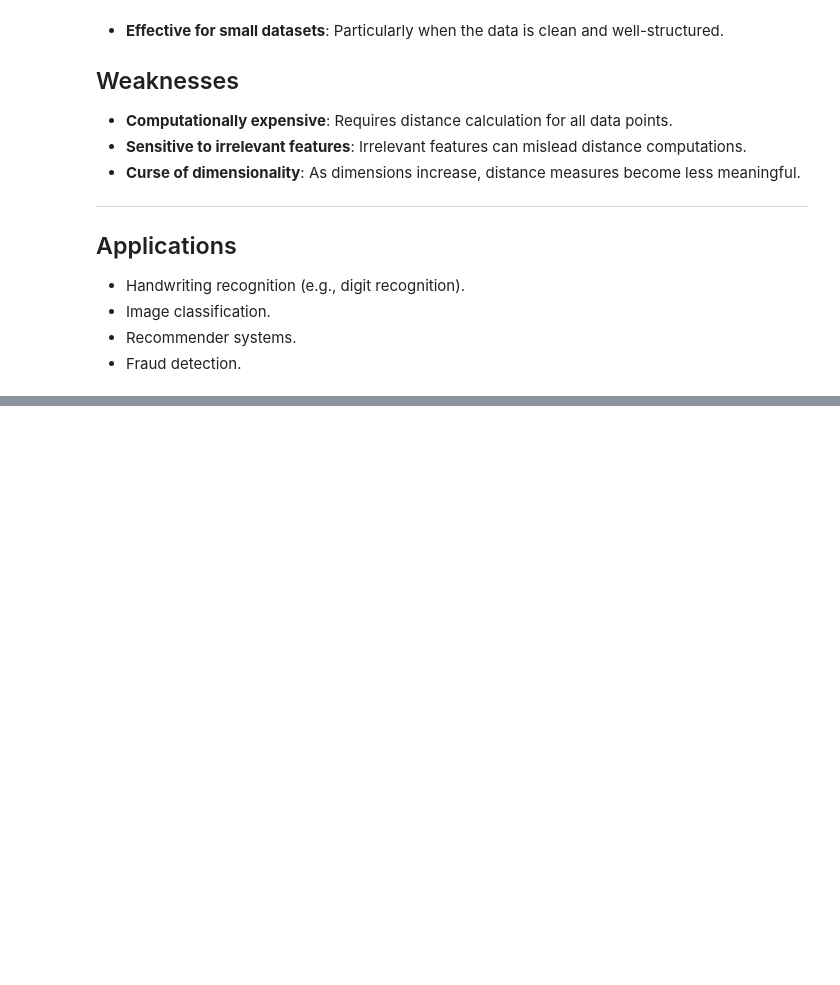
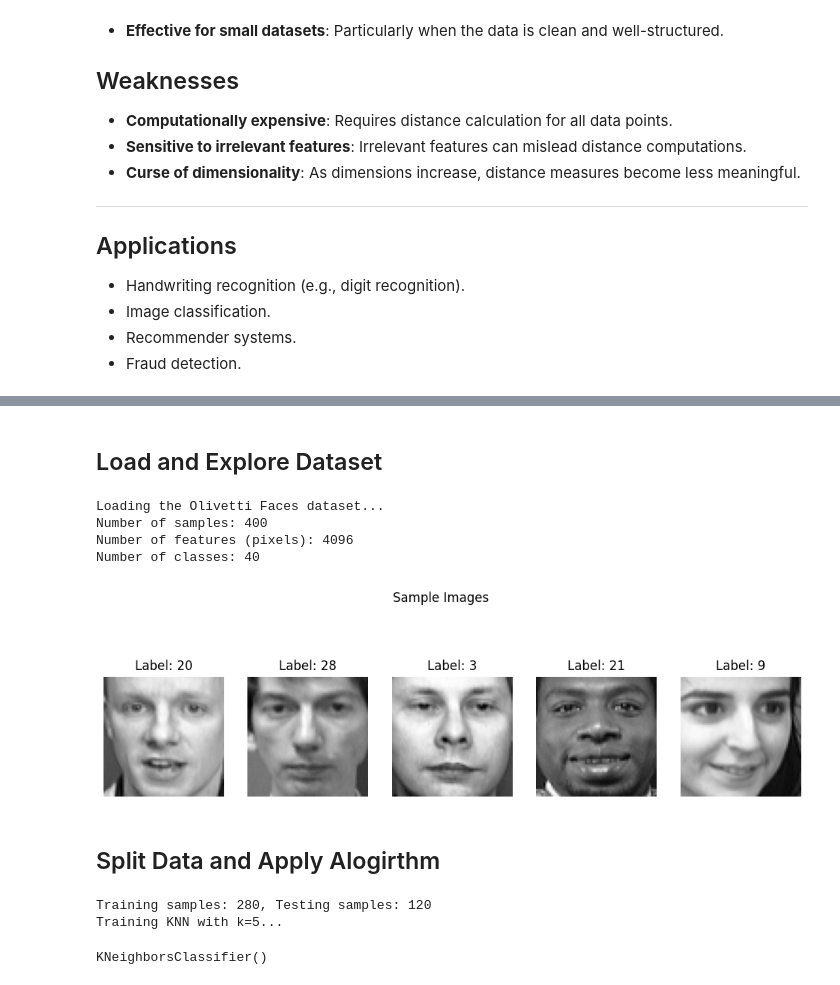
Before and after one commit to NanayawBawiah/FinalProject, a Jupyter notebook: supervised/KNearestNeighbours/KNN.ipynb, the cells around one changed output, grey strips where cells are left out. Saved outputs shown, nothing was run; the diff lists cells and outputs as text; code cells hidden in the pictures; blank space fills up the shorter version.

```diff
--- a/supervised/KNearestNeighbours/KNN.ipynb
+++ b/supervised/KNearestNeighbours/KNN.ipynb
@@ -245,0 +67,49 @@ R² Score: 0.6862
+# %% [markdown]
+## Load and Explore Dataset
+# %%
+print("Loading the Olivetti Faces dataset...")
+data = fetch_olivetti_faces(shuffle=True, random_state=42)
+X = data.data
+y = data.target
+
+# Display dataset properties
+print(f"Number of samples: {X.shape[0]}")
+print(f"Number of features (pixels): {X.shape[1]}")
+print(f"Number of classes: {len(np.unique(y))}")
+
+# Visualize some sample images
+fig, axes = plt.subplots(1, 5, figsize=(12, 4))
+for i, ax in enumerate(axes):
+    ax.imshow(X[i].reshape(64, 64), cmap='gray')
+    ax.set_title(f"Label: {y[i]}")
+    ax.axis('off')
+plt.suptitle("Sample Images")
+plt.show()
+# %% [output]
+Loading the Olivetti Faces dataset...
+Number of samples: 400
+Number of features (pixels): 4096
+Number of classes: 40
+[figure, added]
+# %% [markdown]
+## Split Data and Apply Alogirthm
+# %%
+
+# ## Split Data into Training and Testing Sets
+X_train, X_test, y_train, y_test = train_test_split(X, y, test_size=0.3, random_state=42)
+print(f"Training samples: {X_train.shape[0]}, Testing samples: {X_test.shape[0]}")
+
+# ## Scale Features
+scaler = StandardScaler()
+X_train_scaled = scaler.fit_transform(X_train)
+X_test_scaled = scaler.transform(X_test)
+
+# ## Apply K-Nearest Neighbors Algorithm
+k = 5  # Number of neighbors
+knn = KNeighborsClassifier(n_neighbors=k)
+print(f"Training KNN with k={k}...")
+knn.fit(X_train_scaled, y_train)
+# %% [output]
+Training samples: 280, Testing samples: 120
+Training KNN with k=5...
+KNeighborsClassifier()
```
Also changed, not shown: parts of 9 cells of this notebook, 1 other file.
